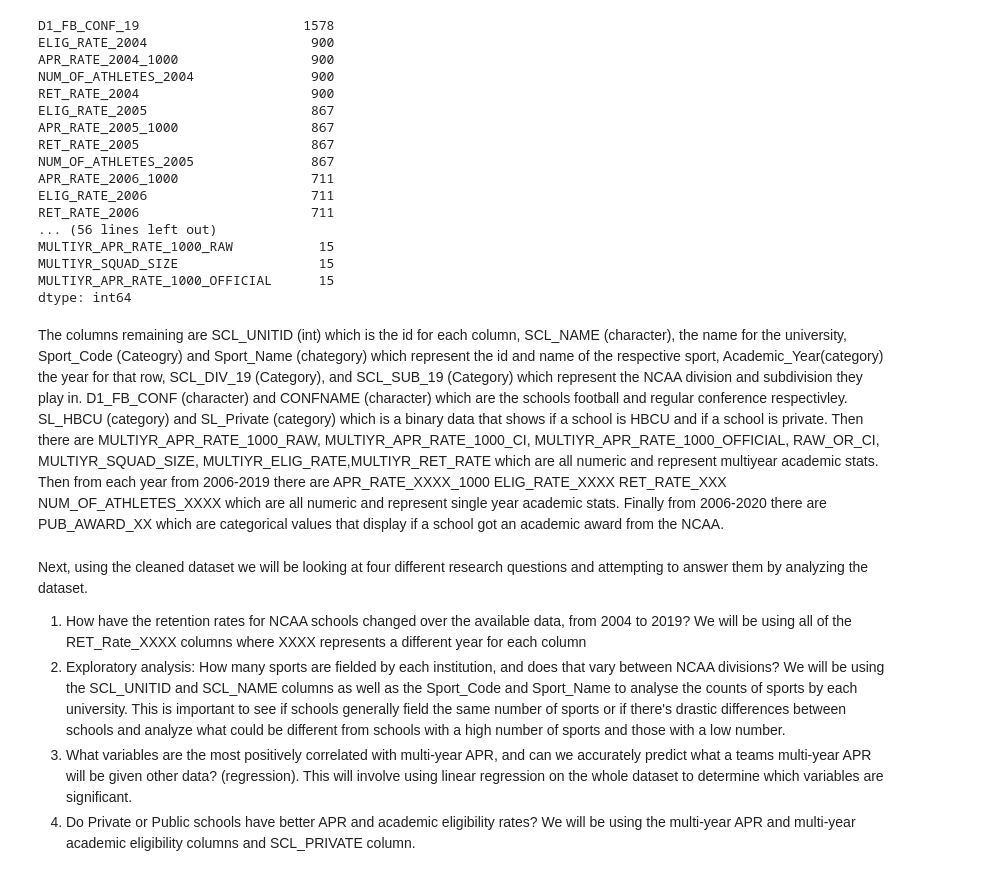
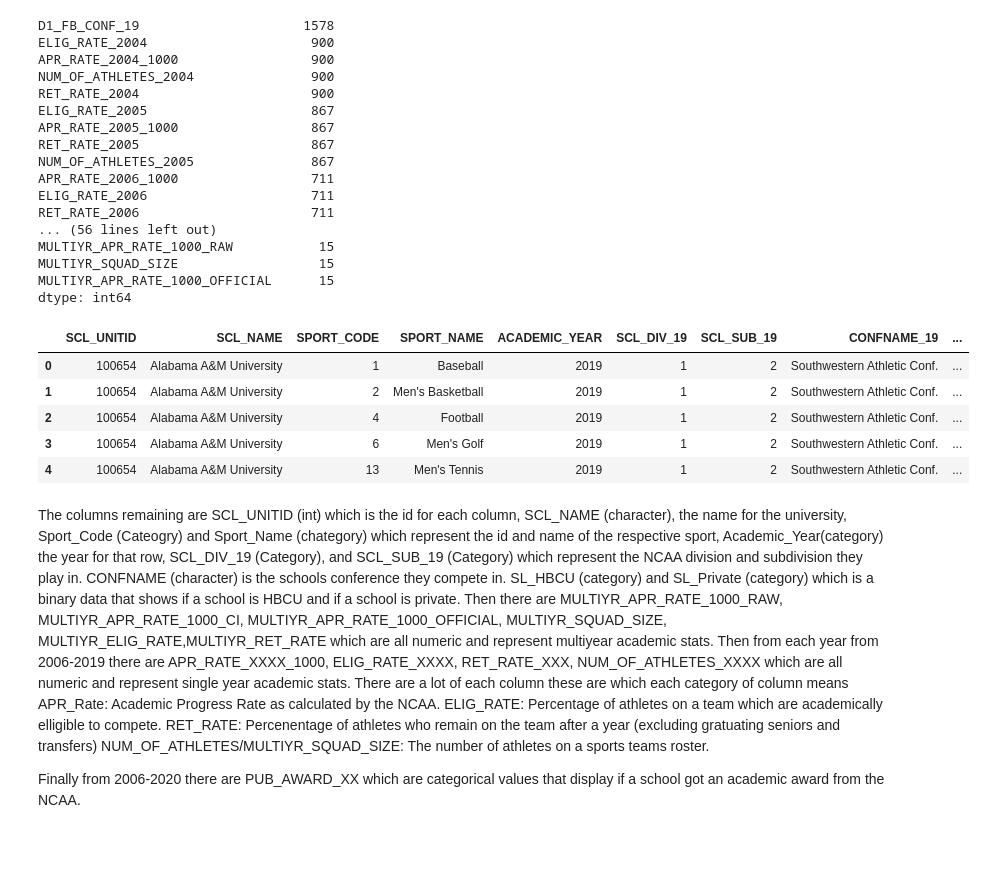
Before and after one commit to Ngilbert0807/DIDA_325_Final-project, a Jupyter notebook: Checkpoints/Checkpoint 1 and 2.ipynb, the cells around one changed output. Drawn from its saved outputs; the diff is of its cells as text; code cells hidden in the pictures; blank space fills up the shorter version.

```diff
--- a/Checkpoints/Checkpoint 1 and 2.ipynb
+++ b/Checkpoints/Checkpoint 1 and 2.ipynb
@@ -47,14 +53,23 @@ dtype: int64
 #D1_FB_CONF_19 has a lot of null values, and is slightly redundant with CONFNAME_19 so we will drop it.
 raw_data.drop(columns=['D1_FB_CONF_19'], inplace=True)
 # Additionmally, any row with null values in the MULTIYR stats are useless to us so we will drop them as well.
-raw_data.dropna(subset=['MULTIYR_RET_RATE', 'MULTIYR_APR_RATE_1000_RAW', 'MULTIYR_APR_RATE_1000_CI', 'MULTIYR_APR_RATE_1000_OFFICIAL', 'MULTIYR_SQUAD_SIZE', 'MULTIYR_ELIG_RATE'], inplace=True)
+clean_data=raw_data.dropna(subset=['MULTIYR_RET_RATE', 'MULTIYR_APR_RATE_1000_RAW', 'MULTIYR_APR_RATE_1000_CI', 'MULTIYR_APR_RATE_1000_OFFICIAL', 'MULTIYR_SQUAD_SIZE', 'MULTIYR_ELIG_RATE'])
 # we use the subset paramter to specify which columns we want to check for null values and drop the rows with null values in those columns. https://www.w3schools.com/python/pandas/ref_df_dropna.asp
+# %%
+# This leaves us with the following dataset
+clean_data.head()
+# %% [output]
+|  | SCL_UNITID | SCL_NAME | SPORT_CODE | SPORT_NAME | ACADEMIC_YEAR | SCL_DIV_19 | SCL_SUB_19 | CONFNAME_19 | ... |
+| 0 | 100654 | Alabama A&M University | 1 | Baseball | 2019 | 1 | 2 | Southwestern Athletic Conf. | ... |
+| 1 | 100654 | Alabama A&M University | 2 | Men's Basketball | 2019 | 1 | 2 | Southwestern Athletic Conf. | ... |
+| 2 | 100654 | Alabama A&M University | 4 | Football | 2019 | 1 | 2 | Southwestern Athletic Conf. | ... |
+| 3 | 100654 | Alabama A&M University | 6 | Men's Golf | 2019 | 1 | 2 | Southwestern Athletic Conf. | ... |
+| 4 | 100654 | Alabama A&M University | 13 | Men's Tennis | 2019 | 1 | 2 | Southwestern Athletic Conf. | ... |
 # %% [markdown]
-The columns remaining are SCL_UNITID (int) which is the id for each column, SCL_NAME (character), the name for the university, Sport_Code (Cateogry) and Sport_Name (chategory) which represent the id and name of the respective sport, Academic_Year(category) the year for that row, SCL_DIV_19 (Category), and SCL_SUB_19 (Category) which represent the NCAA division and subdivision they play in. D1_FB_CONF (character) and CONFNAME (character) which are the schools football and regular conference respectivley. SL_HBCU (category) and SL_Private (category) which is a binary data that shows if a school is HBCU and if a school is private. Then there are MULTIYR_APR_RATE_1000_RAW, MULTIYR_APR_RATE_1000_CI, MULTIYR_APR_RATE_1000_OFFICIAL, RAW_OR_CI, MULTIYR_SQUAD_SIZE, MULTIYR_ELIG_RATE,MULTIYR_RET_RATE which are all numeric and represent multiyear academic stats. Then from each year from 2006-2019 there are APR_RATE_XXXX_1000	ELIG_RATE_XXXX	RET_RATE_XXX	NUM_OF_ATHLETES_XXXX which are all numeric and represent single year academic stats. Finally from 2006-2020 there are PUB_AWARD_XX which are categorical values that display if a school got an academic award from the NCAA.
+The columns remaining are SCL_UNITID (int) which is the id for each column, SCL_NAME (character), the name for the university, Sport_Code (Cateogry) and Sport_Name (chategory) which represent the id and name of the respective sport, Academic_Year(category) the year for that row, SCL_DIV_19 (Category), and SCL_SUB_19 (Category) which represent the NCAA division and subdivision they play in. CONFNAME (character) is the schools conference they compete in. SL_HBCU (category) and SL_Private (category) which is a binary data that shows if a school is HBCU and if a school is private. Then there are MULTIYR_APR_RATE_1000_RAW, MULTIYR_APR_RATE_1000_CI, MULTIYR_APR_RATE_1000_OFFICIAL, MULTIYR_SQUAD_SIZE, MULTIYR_ELIG_RATE,MULTIYR_RET_RATE which are all numeric and represent multiyear academic stats. Then from each year from 2006-2019 there are APR_RATE_XXXX_1000, ELIG_RATE_XXXX, RET_RATE_XXX, NUM_OF_ATHLETES_XXXX which are all numeric and represent single year academic stats. There are a lot of each column these are which each category of column means
+APR_Rate: Academic Progress Rate as calculated by the NCAA.
+ELIG_RATE: Percentage of athletes on a team which are academically elligible to compete.
+RET_RATE: Percenentage of athletes who remain on the team after a year (excluding gratuating seniors and transfers)
+NUM_OF_ATHLETES/MULTIYR_SQUAD_SIZE: The number of athletes on a sports teams roster.
+
+Finally from 2006-2020 there are PUB_AWARD_XX which are categorical values that display if a school got an academic award from the NCAA.
-# %% [markdown]
-Next, using the cleaned dataset we will be looking at four different research questions and attempting to answer them by analyzing the dataset.
-
-1. How have the retention rates for NCAA schools changed over the available data, from 2004 to 2019? We will be using all of the RET_Rate_XXXX columns where XXXX represents a different year for each column
-2. Exploratory analysis: How many sports are fielded by each institution, and does that vary between NCAA divisions?  We will be using the SCL_UNITID and SCL_NAME columns as well as the Sport_Code and Sport_Name to analyse the counts of sports by each university. This is important to see if schools generally field the same number of sports or if there's drastic differences between schools and analyze what could be different from schools with a high number of sports and those with a low number.
-3. What variables are the most positively correlated with multi-year APR, and can we accurately predict what a teams multi-year APR will be given other data? (regression). This will involve using linear regression on the whole dataset to determine which variables are significant.
-4. Do Private or Public schools have better APR and academic eligibility rates? We will be using the multi-year APR and multi-year academic eligibility columns and SCL_PRIVATE column.
```
Also changed, not shown: parts of 1 cell of this notebook, 1 other file.
